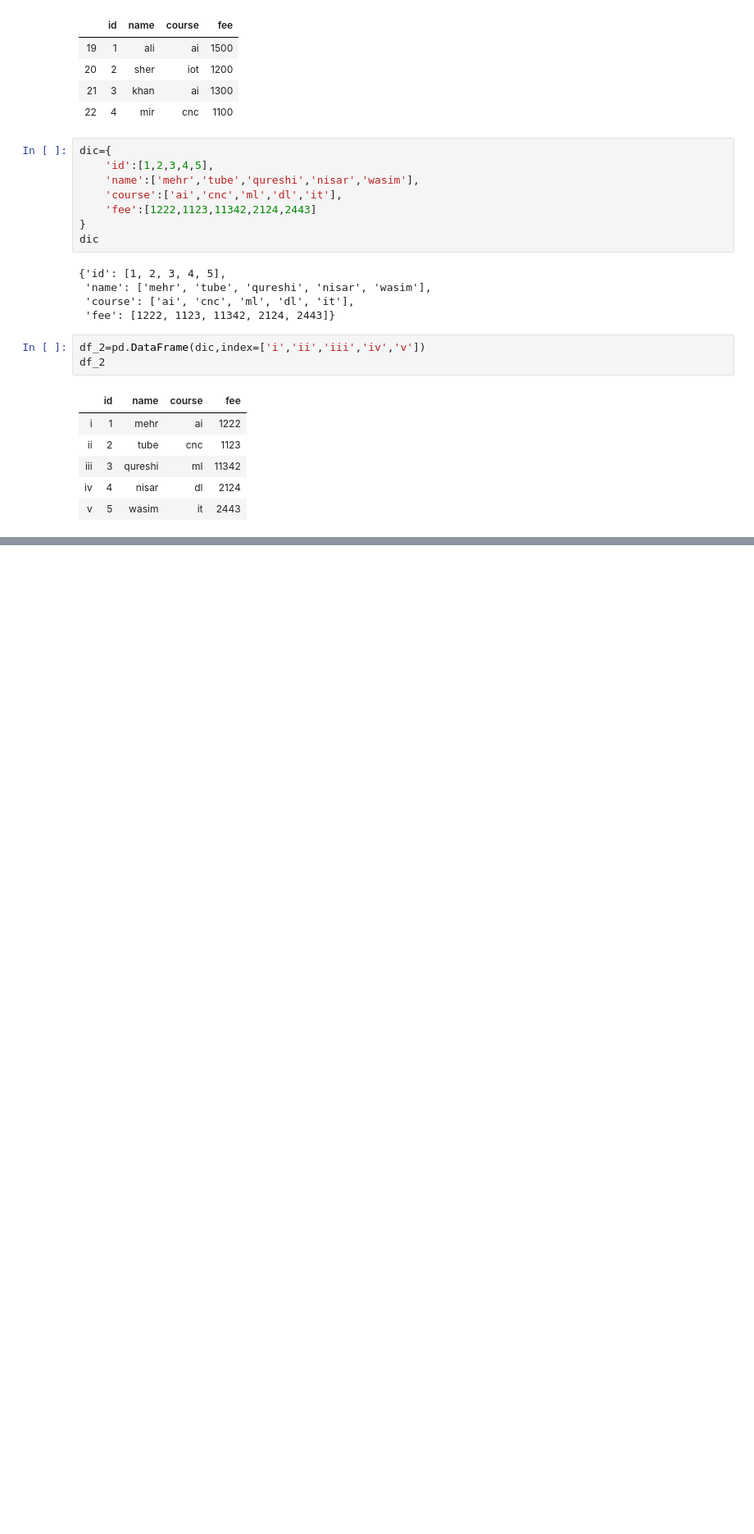
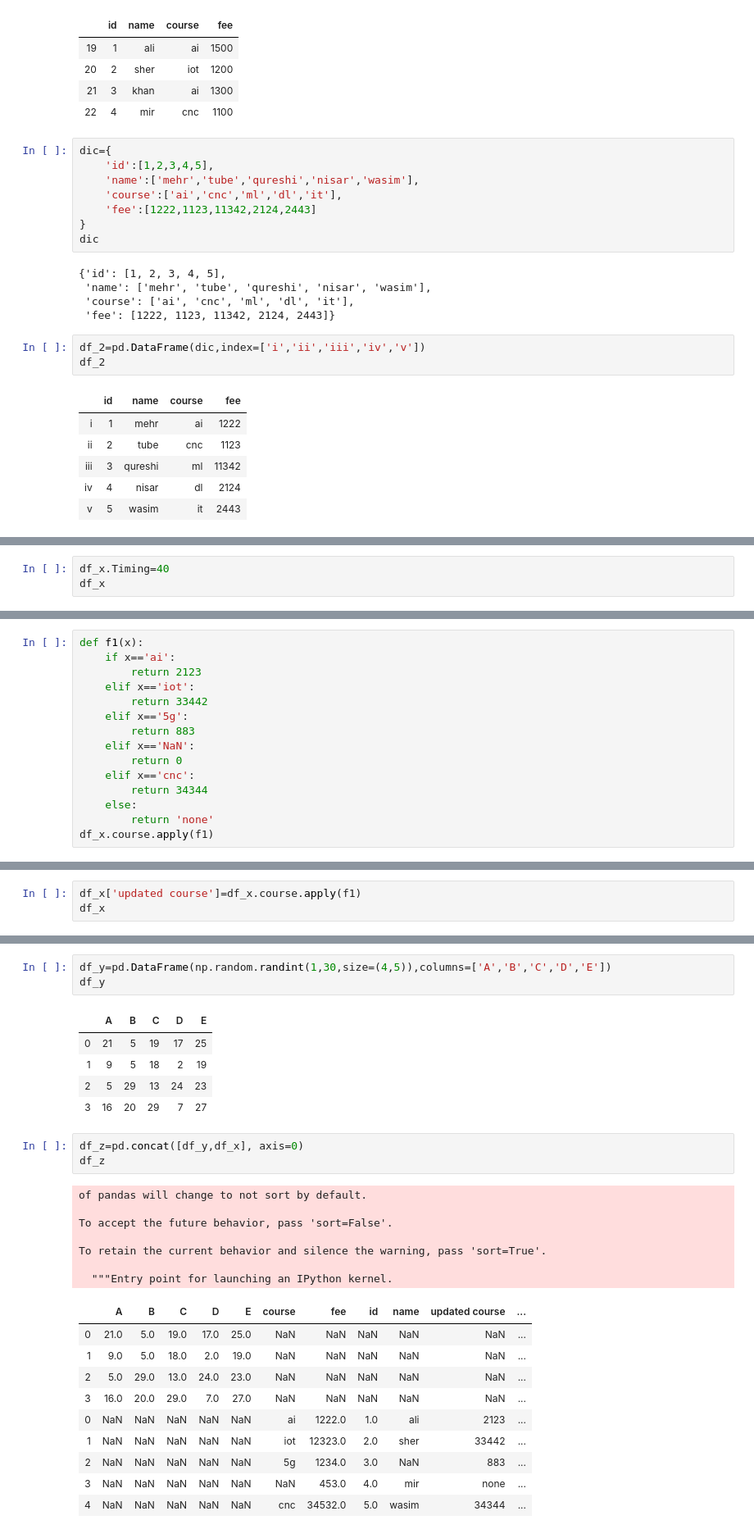
Before and after one commit to 1zulkifel/Data_science, a Jupyter notebook: Q2_lec_5.ipynb, the cells around one changed output, grey strips where cells are left out. Shown at 82% size. Drawn from its saved outputs; the diff is of its cells as text; blank space fills up the shorter version.

```diff
--- a/Q2_lec_5.ipynb
+++ b/Q2_lec_5.ipynb
@@ -142,0 +281,3 @@ df1.head(6)
+# %%
+df_x.Timing=40
+df_x
@@ -142,0 +337,15 @@ df1.head(6)
+# %%
+def f1(x):
+    if x=='ai':
+        return 2123
+    elif x=='iot':
+        return 33442
+    elif x=='5g':
+        return 883
+    elif x=='NaN':
+        return 0
+    elif x=='cnc':
+        return 34344
+    else:
+        return 'none'
+df_x.course.apply(f1)
@@ -142,0 +359,3 @@ df1.head(6)
+# %%
+df_x['updated course']=df_x.course.apply(f1)
+df_x
@@ -142,0 +369,30 @@ df1.head(6)
+# %%
+df_y=pd.DataFrame(np.random.randint(1,30,size=(4,5)),columns=['A','B','C','D','E'])
+df_y
+# %% [output]
+|  | A | B | C | D | E |
+| 0 | 21 | 5 | 19 | 17 | 25 |
+| 1 | 9 | 5 | 18 | 2 | 19 |
+| 2 | 5 | 29 | 13 | 24 | 23 |
+| 3 | 16 | 20 | 29 | 7 | 27 |
+# %%
+df_z=pd.concat([df_y,df_x], axis=0)
+df_z
+# %% [output]
+of pandas will change to not sort by default.
+
+To accept the future behavior, pass 'sort=False'.
+
+To retain the current behavior and silence the warning, pass 'sort=True'.
+
+  """Entry point for launching an IPython kernel.
+|  | A | B | C | D | E | course | fee | id | name | updated course | ... |
+| 0 | 21.0 | 5.0 | 19.0 | 17.0 | 25.0 | NaN | NaN | NaN | NaN | NaN | ... |
+| 1 | 9.0 | 5.0 | 18.0 | 2.0 | 19.0 | NaN | NaN | NaN | NaN | NaN | ... |
+| 2 | 5.0 | 29.0 | 13.0 | 24.0 | 23.0 | NaN | NaN | NaN | NaN | NaN | ... |
+| 3 | 16.0 | 20.0 | 29.0 | 7.0 | 27.0 | NaN | NaN | NaN | NaN | NaN | ... |
+| 0 | NaN | NaN | NaN | NaN | NaN | ai | 1222.0 | 1.0 | ali | 2123 | ... |
+| 1 | NaN | NaN | NaN | NaN | NaN | iot | 12323.0 | 2.0 | sher | 33442 | ... |
+| 2 | NaN | NaN | NaN | NaN | NaN | 5g | 1234.0 | 3.0 | NaN | 883 | ... |
+| 3 | NaN | NaN | NaN | NaN | NaN | NaN | 453.0 | 4.0 | mir | none | ... |
+| 4 | NaN | NaN | NaN | NaN | NaN | cnc | 34532.0 | 5.0 | wasim | 34344 | ... |
```
Also changed, not shown: parts of 30 cells of this notebook.
